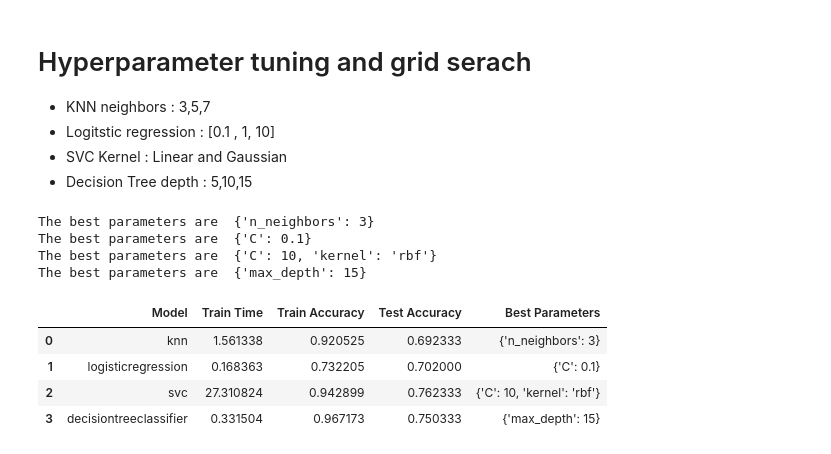
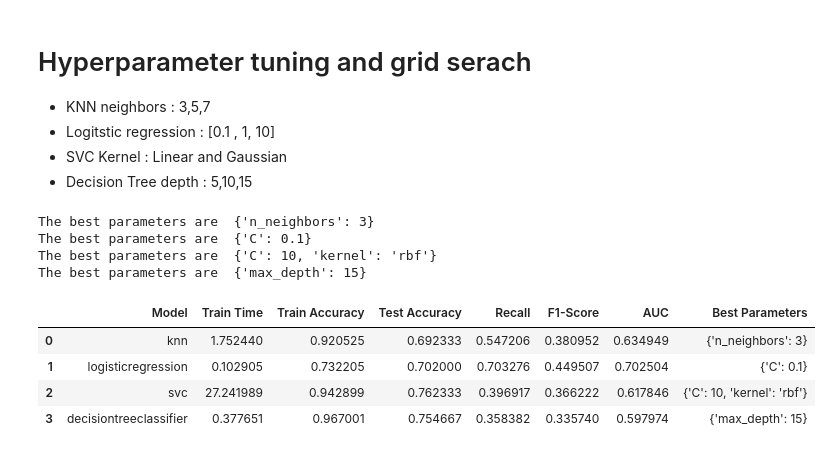
Before and after one commit to jpml2024/diabetes-risk-indicator, a Jupyter notebook: diabetes_risk.ipynb, the cells around one changed output. Saved outputs shown, nothing was run; the diff lists cells and outputs as text; code cells hidden in the pictures.

```diff
--- a/diabetes_risk.ipynb
+++ b/diabetes_risk.ipynb
@@ -895,7 +945,10 @@ results = {
     "Model" : [],
     "Train Time" : [],
     "Train Accuracy" : [],
-    "Test Accuracy" : []
+    "Test Accuracy" : [],
+    "Recall" : [],
+    "F1-Score" : [],
+    "AUC" : []
 
 }
 
@@ -906,12 +959,18 @@ fit_time = (time.time() - start_time)
 #Evaluate train and test score
 train_score = lr.score(X_train_resampled, y_train_resampled)
 test_score = lr.score(X_test_scaled, y_test)
+recallscore = recall_score(y_test, lr.predict(X_test_scaled))
+f1score = f1_score(y_test, lr.predict(X_test_scaled))
+aucscore = roc_auc_score(y_test, lr.predict(X_test_scaled))
 
 # Append the results
 results["Model"].append("Logistic Regression")
 results["Train Time"].append(fit_time)
 results["Train Accuracy"].append(train_score)
 results["Test Accuracy"].append(test_score)
+results["Recall"].append(recallscore)
+results["F1-Score"].append(f1score)
+results["AUC"].append(aucscore)
 
 #print results
 results_df = pd.DataFrame(results)
@@ -954,10 +1013,17 @@ for name, model in models.items():
     # Train and test scores
     train_score = model.score(X_train_resampled, y_train_resampled)
     test_score = model.score(X_test_scaled, y_test)
+    recallscore = recall_score(y_test, model.predict(X_test_scaled))
+    f1score = f1_score(y_test, model.predict(X_test_scaled))
+    aucscore = roc_auc_score(y_test, model.predict(X_test_scaled))
+
     results["Model"].append(name)
     results["Train Time"].append(fit_time)
     results["Train Accuracy"].append(train_score)
     results["Test Accuracy"].append(test_score)
+    results["Recall"].append(recallscore)
+    results["F1-Score"].append(f1score)
+    results["AUC"].append(aucscore)
 
 # print the results
 results_df = pd.DataFrame(results)
@@ -1011,6 +1077,9 @@ results_tunned = {
     "Train Time" : [],
     "Train Accuracy" : [],
     "Test Accuracy" : [],
+    "Recall" : [],
+    "F1-Score" : [],
+    "AUC" : [],
     "Best Parameters" : []
 
 }
@@ -1025,38 +1094,44 @@ for name, (model, params) in models_tunned.items():
     grid_search.fit(X_train_resampled, y_train_resampled)
     fit_time = (time.time() - start_time) / len(grid_search.cv_results_['mean_fit_time'])
 
     # Get the best estimator
     best_model = grid_search.best_estimator_
 
     #Get the best parameter
     best_params = grid_search.best_params_
 
     # Evaluate on training and test sets
     train_score = best_model.score(X_train_resampled, y_train_resampled)
     test_score = best_model.score(X_test_scaled, y_test)
+    recallscore = recall_score(y_test, best_model.predict(X_test_scaled))
+    f1score = f1_score(y_test, best_model.predict(X_test_scaled))
+    aucscore = roc_auc_score(y_test, best_model.predict(X_test_scaled))
 
     # Append the results
     results_tunned["Model"].append(name)
     results_tunned["Train Time"].append(fit_time)
     results_tunned["Train Accuracy"].append(train_score)
     results_tunned["Test Accuracy"].append(test_score)
     results_tunned["Best Parameters"].append(best_params)
+    results_tunned["Recall"].append(recallscore)
+    results_tunned["F1-Score"].append(f1score)
+    results_tunned["AUC"].append(aucscore)
 
     print("The best parameters are ", best_params)
 
 #print the results_tunned
 results_tunned_df = pd.DataFrame(results_tunned)
 results_tunned_df
 # %% [output]
 The best parameters are  {'n_neighbors': 3}
 The best parameters are  {'C': 0.1}
 The best parameters are  {'C': 10, 'kernel': 'rbf'}
 The best parameters are  {'max_depth': 15}
-|  | Model | Train Time | Train Accuracy | Test Accuracy | Best Parameters |
-| 0 | knn | 1.561338 | 0.920525 | 0.692333 | {'n_neighbors': 3} |
-| 1 | logisticregression | 0.168363 | 0.732205 | 0.702000 | {'C': 0.1} |
-| 2 | svc | 27.310824 | 0.942899 | 0.762333 | {'C': 10, 'kernel': 'rbf'} |
-| 3 | decisiontreeclassifier | 0.331504 | 0.967173 | 0.750333 | {'max_depth': 15} |
+|  | Model | Train Time | Train Accuracy | Test Accuracy | Recall | F1-Score | AUC | Best Parameters |
+| 0 | knn | 1.752440 | 0.920525 | 0.692333 | 0.547206 | 0.380952 | 0.634949 | {'n_neighbors': 3} |
+| 1 | logisticregression | 0.102905 | 0.732205 | 0.702000 | 0.703276 | 0.449507 | 0.702504 | {'C': 0.1} |
+| 2 | svc | 27.241989 | 0.942899 | 0.762333 | 0.396917 | 0.366222 | 0.617846 | {'C': 10, 'kernel': 'rbf'} |
+| 3 | decisiontreeclassifier | 0.377651 | 0.967001 | 0.754667 | 0.358382 | 0.335740 | 0.597974 | {'max_depth': 15} |
 # %%
 # Scatter Plot Model vs Test acuracy and Train time as bubble size
 
```
Also changed, not shown: parts of 23 cells of this notebook, 5 other files.
